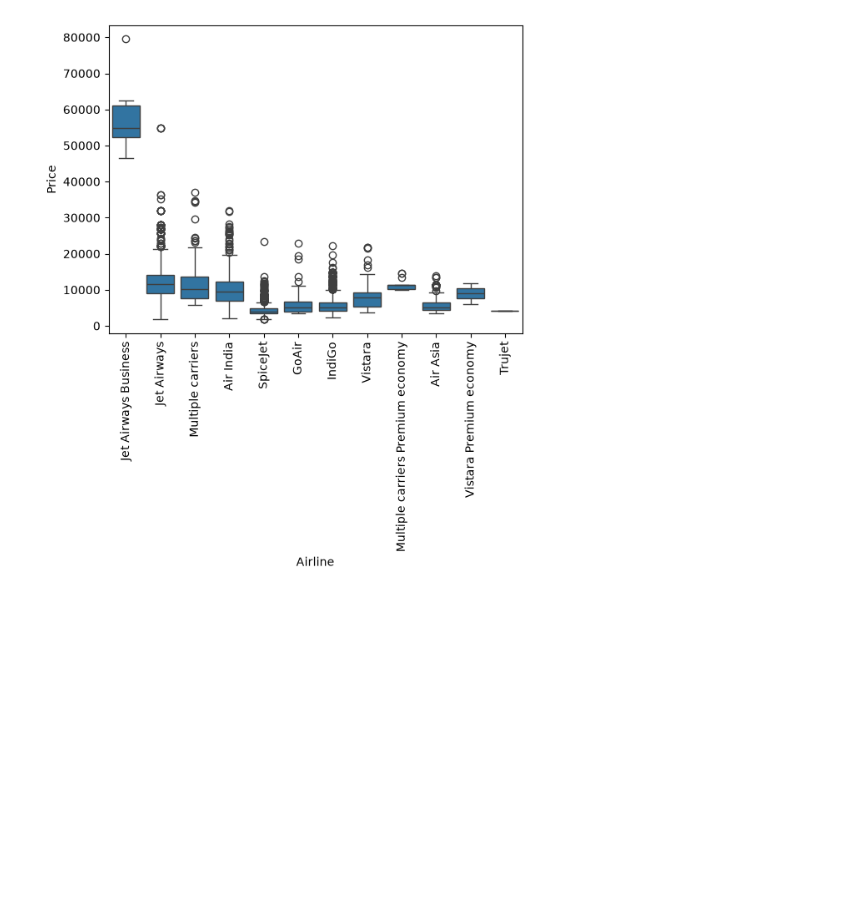
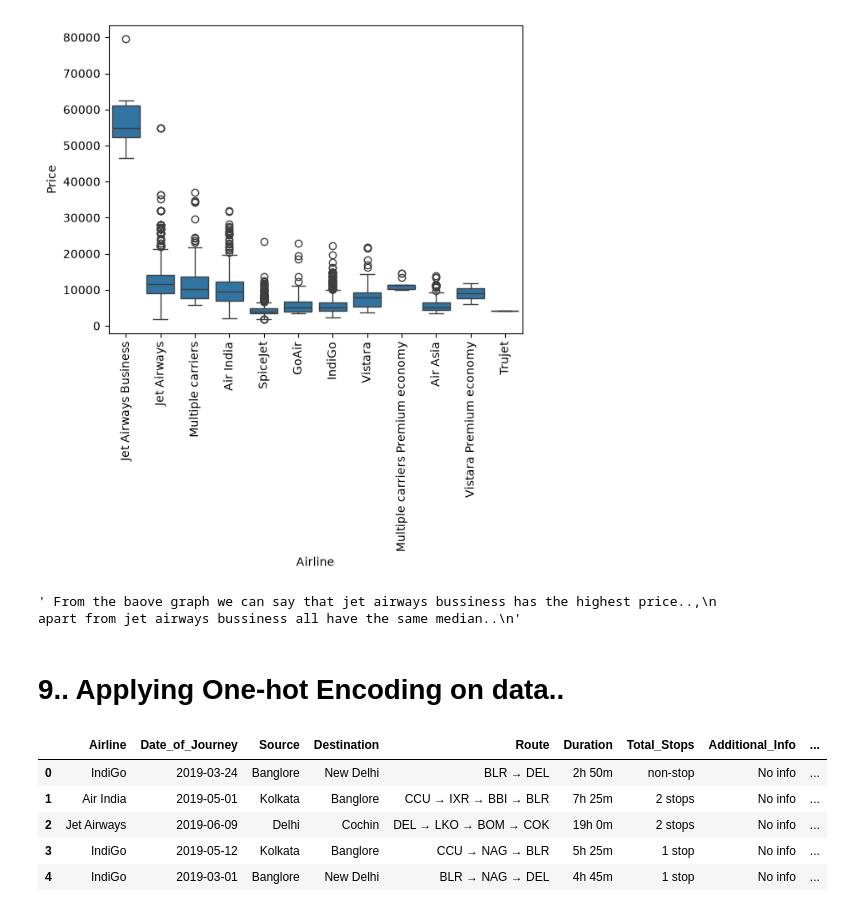
Before and after one commit to CyberWol-12/Airline-Fare-Prediction, a Jupyter notebook: flight_prediction.ipynb, the cells around one changed output. Cells and saved outputs as stored; diff of their text form; code cells hidden in the pictures; blank space fills up the shorter version.

```diff
--- a/flight_prediction.ipynb
+++ b/flight_prediction.ipynb
@@ -869,3 +869,20 @@ plt.xticks(rotation = 'vertical')
 plt.show()
 # %% [output]
 [figure]
+# %%
+''' From the baove graph we can say that jet airways bussiness has the highest price..,
+    apart from jet airways bussiness all have the same median..
+'''
+# %% [output]
+' From the baove graph we can say that jet airways bussiness has the highest price..,\n    apart from jet airways bussiness all have the same median..\n'
+# %% [markdown]
+# 9.. Applying One-hot Encoding on data..
+# %%
+df.head()
+# %% [output]
+|  | Airline | Date_of_Journey | Source | Destination | Route | Duration | Total_Stops | Additional_Info | ... |
+| 0 | IndiGo | 2019-03-24 | Banglore | New Delhi | BLR → DEL | 2h 50m | non-stop | No info | ... |
+| 1 | Air India | 2019-05-01 | Kolkata | Banglore | CCU → IXR → BBI → BLR | 7h 25m | 2 stops | No info | ... |
+| 2 | Jet Airways | 2019-06-09 | Delhi | Cochin | DEL → LKO → BOM → COK | 19h 0m | 2 stops | No info | ... |
+| 3 | IndiGo | 2019-05-12 | Kolkata | Banglore | CCU → NAG → BLR | 5h 25m | 1 stop | No info | ... |
+| 4 | IndiGo | 2019-03-01 | Banglore | New Delhi | BLR → NAG → DEL | 4h 45m | 1 stop | No info | ... |
```
Also changed, not shown: parts of 1 cell of this notebook.
